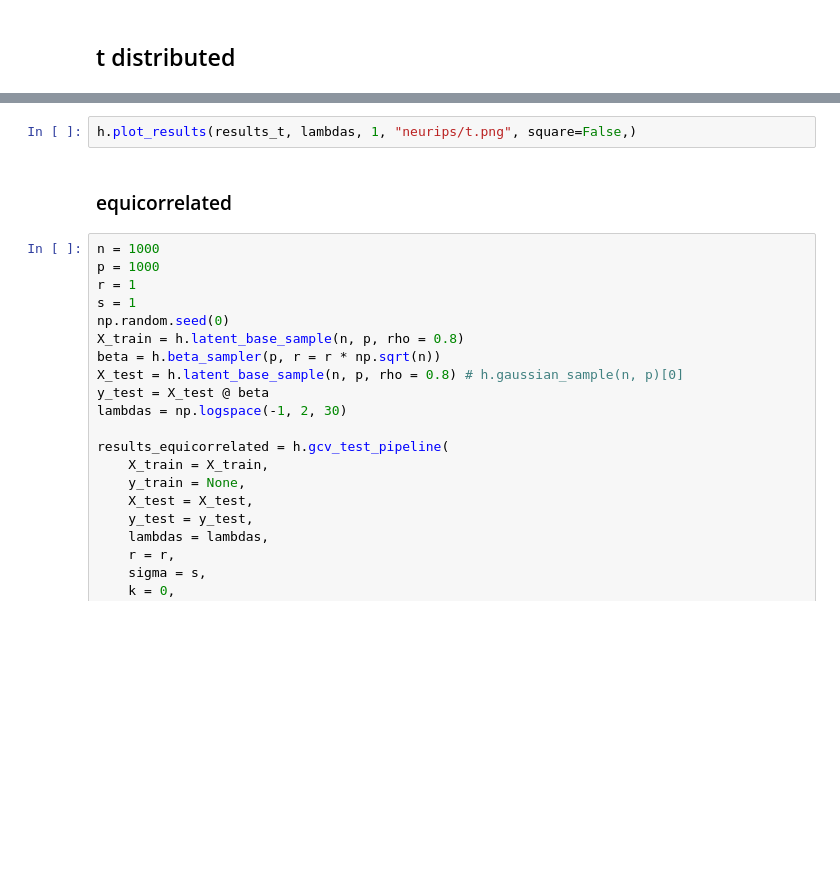
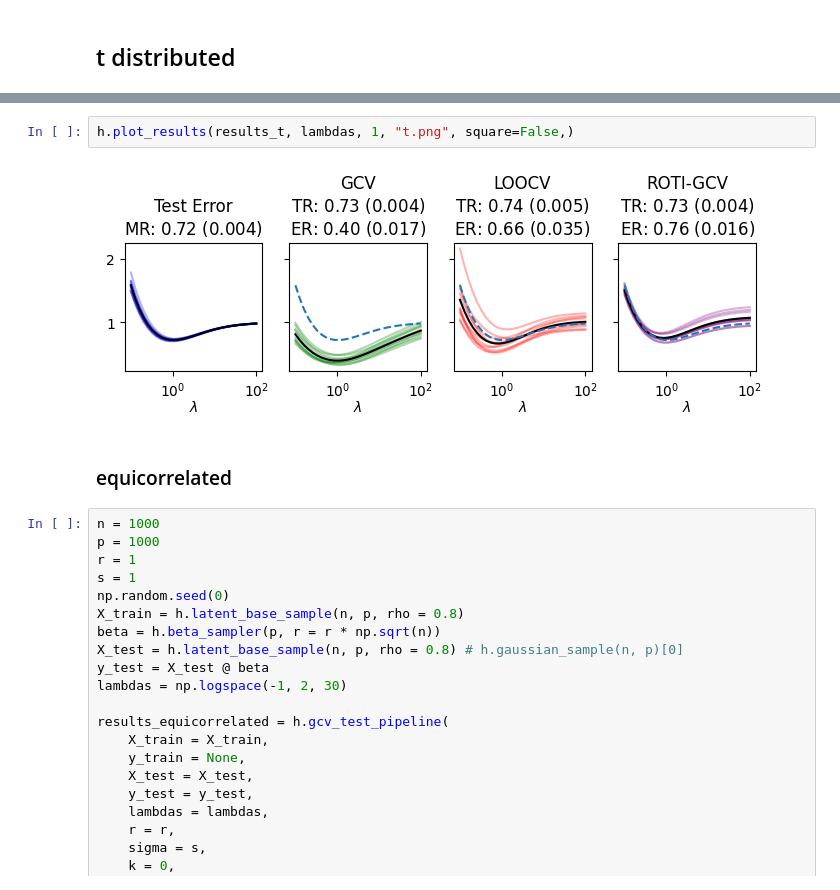
Before and after one commit to kevinzluo/rot-inv-gcv, a Jupyter notebook: aligned_gcv_pipeline.ipynb, the cells around one changed output, grey strips where cells are left out. Saved outputs shown, nothing was run; the diff lists cells and outputs as text; blank space fills up the shorter version.

```diff
--- a/aligned_gcv_pipeline.ipynb
+++ b/aligned_gcv_pipeline.ipynb
@@ -129,5 +163,7 @@ results_t = h.gcv_test_pipeline(
 # %%
-h.plot_results(results_t, lambdas, 1, "neurips/t.png", square=False,)
+h.plot_results(results_t, lambdas, 1, "t.png", square=False,)
+# %% [output]
+[figure, added]
 # %% [markdown]
 ### equicorrelated
 # %%
```
Also changed, not shown: parts of 29 cells of this notebook, 15 other files.
